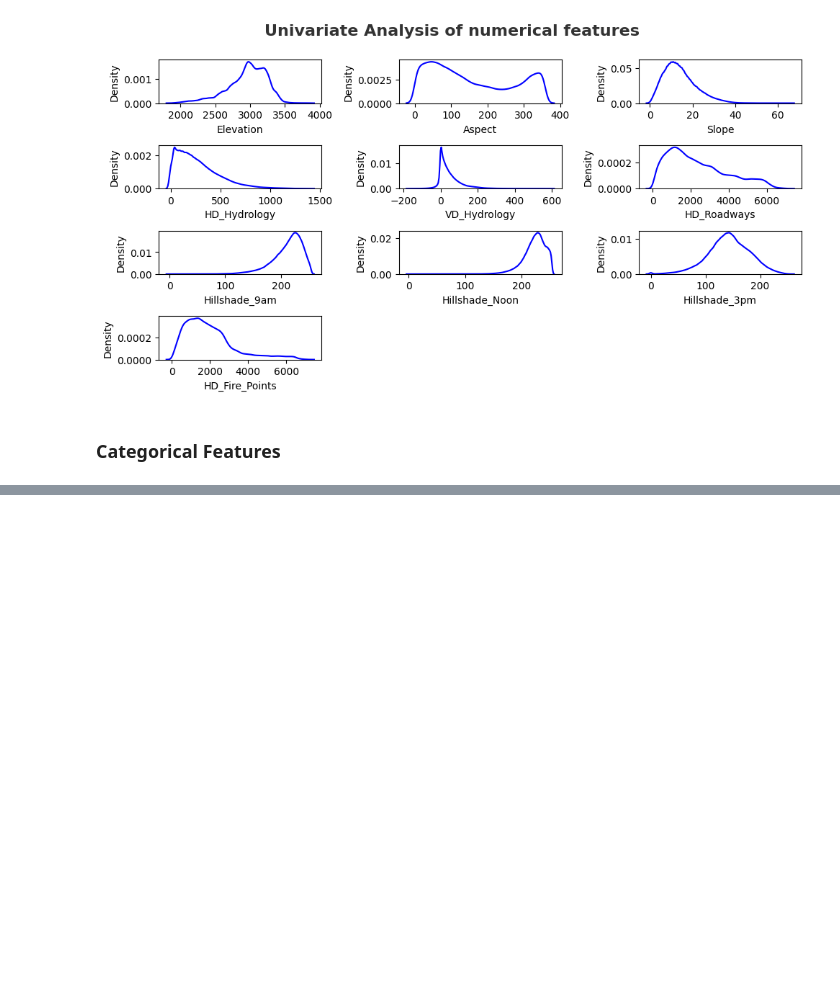
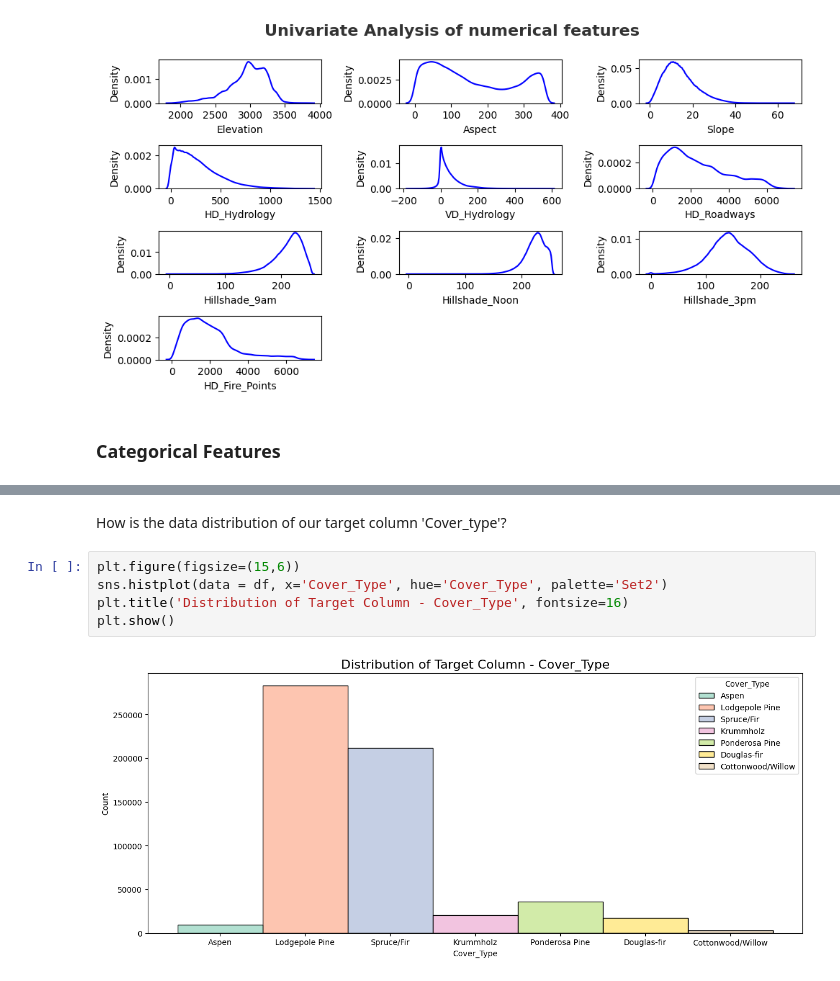
Before and after one commit to anshgupta1903/Project_GreenVision, a Jupyter notebook: notebooks/EDA_Forest_Cover_Type_Prediction.ipynb, the cells around one changed output, grey strips where cells are left out. Drawn from its saved outputs; the diff is of its cells as text; blank space fills up the shorter version.

```diff
--- a/notebooks/EDA_Forest_Cover_Type_Prediction.ipynb
+++ b/notebooks/EDA_Forest_Cover_Type_Prediction.ipynb
@@ -172,0 +288,9 @@ for i in range(0, len(numerical_cols)):
+# %% [markdown]
+How is the data distribution of our target column 'Cover_type'?
+# %%
+plt.figure(figsize=(15,6))
+sns.histplot(data = df, x='Cover_Type', hue='Cover_Type', palette='Set2')
+plt.title('Distribution of Target Column - Cover_Type', fontsize=16)
+plt.show()
+# %% [output]
+[figure, added]
```
Also changed, not shown: parts of 18 cells of this notebook.
